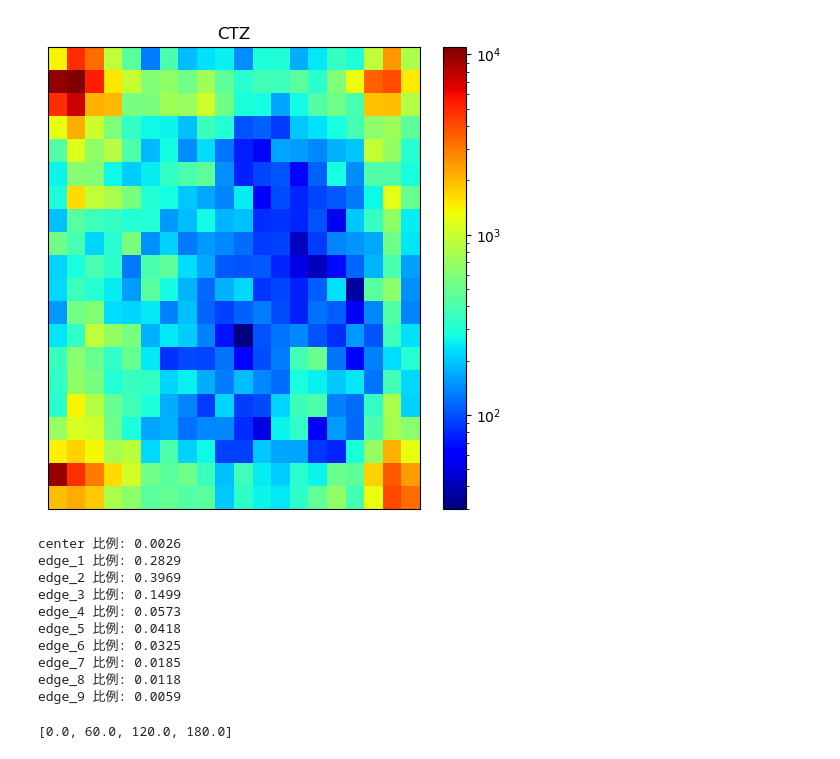
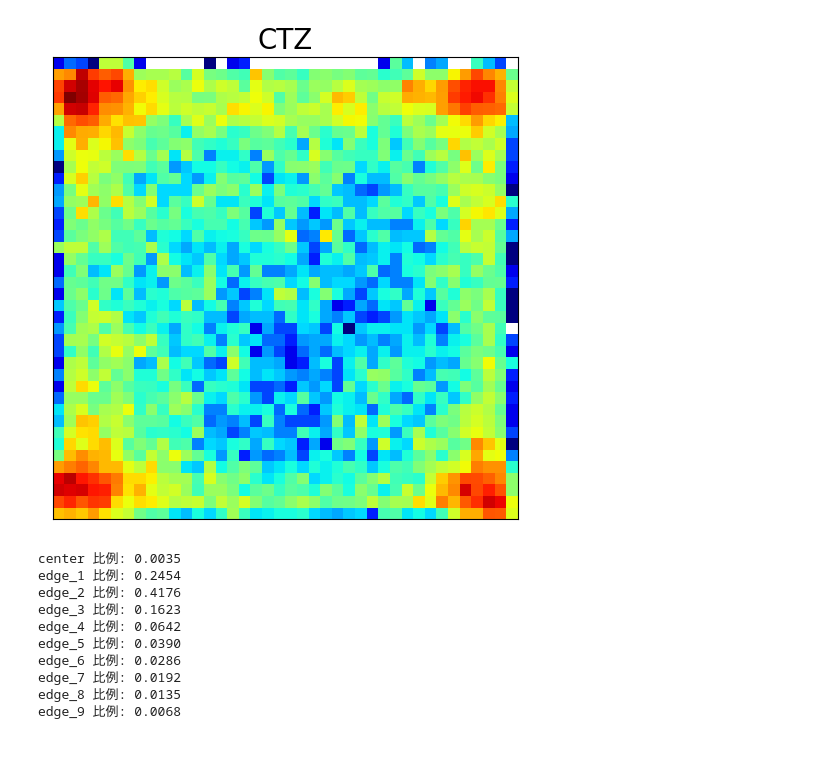
Before and after one commit to IsonaEi/behavior_analysis, a Jupyter notebook: Open_Field/open_field_behavior_calculator.ipynb, the cells around one changed output. Drawn from its saved outputs; the diff is of its cells as text; code cells hidden in the pictures.

```diff
--- a/Open_Field/open_field_behavior_calculator.ipynb
+++ b/Open_Field/open_field_behavior_calculator.ipynb
@@ -200,7 +200,7 @@ for index, data_file_dir in enumerate(data_file_paths):
     all_raw_df[index] = df
 # %%
 #data processing
-def extract_spine_data(df):
+def extract_spine_data(df, n):
     # 提取'spine2'
     spine2_columns = df.iloc[:, [13, 14, 15]]
     spine2_columns.columns = spine2_columns.iloc[2]
@@ -215,19 +215,25 @@ def extract_spine_data(df):
     spine2_columns = spine2_columns.dropna()
     spine2_columns = spine2_columns[spine2_columns['likelihood'] >= 0.9]
 
+    # 添加索引以方便downsampling
+    spine2_columns.reset_index(drop=True, inplace=True)
+
+    # Downsampling: 每筆資料至少間隔n個frame
+    downsampled_spine2_columns = spine2_columns.iloc[::n, :]
 
     # 提取'spine2'的x和y座標
-    spine2_x = spine2_columns['x']
-    spine2_y = spine2_columns['y']
+    spine2_x = downsampled_spine2_columns['x']
+    spine2_y = downsampled_spine2_columns['y']
 
     return spine2_x, spine2_y
+
 
 def CombineData(df):
     x = pd.DataFrame()
     y = pd.DataFrame()
 
     for index, df in all_raw_df.items():
-        new_x, new_y = extract_spine_data(df)
+        new_x, new_y = extract_spine_data(df, 5)
         x = pd.concat([x, new_x])
         y = pd.concat([y, new_y])
 
@@ -266,23 +272,22 @@ def PolarCoordinatesOfAngularVelocity(x, y):
 # %%
 #Spatial distribution heat map
 
 import matplotlib.pyplot as plt
 from matplotlib import colors
 import numpy as np
 
 x_np, y_np = CombineData(all_raw_df)
 
 plt.figure(figsize=(6, 6))
 
 # 創建熱圖
-plt.hist2d(x_np, y_np, bins=(20, 20), cmap=plt.cm.jet, norm=colors.LogNorm())
-plt.colorbar()
+plt.hist2d(x_np, y_np, bins=(40, 40), cmap=plt.cm.jet, norm=colors.LogNorm())
 plt.xticks([])
 plt.yticks([])
-plt.title('CTZ')
+plt.title('CTZ', fontsize=20)
 plt.show()
 # %% [output]
-[figure, old version]
+[figure, new version]
 # %%
 # 計算分布比例
 import numpy as np
@@ -319,20 +324,16 @@ ratios = {location: count / total_time for location, count in location_counts.it
 for location, ratio in ratios.items():
     print(f"{location} 比例: {ratio:.4f}")
 # %% [output]
-center 比例: 0.0026
-edge_1 比例: 0.2829
-edge_2 比例: 0.3969
-edge_3 比例: 0.1499
-edge_4 比例: 0.0573
-edge_5 比例: 0.0418
-edge_6 比例: 0.0325
-edge_7 比例: 0.0185
-edge_8 比例: 0.0118
-edge_9 比例: 0.0059
+center 比例: 0.0035
+edge_1 比例: 0.2454
+edge_2 比例: 0.4176
+edge_3 比例: 0.1623
+edge_4 比例: 0.0642
+edge_5 比例: 0.0390
+edge_6 比例: 0.0286
+edge_7 比例: 0.0192
+edge_8 比例: 0.0135
+edge_9 比例: 0.0068
-# %%
-distances
-# %% [output]
-[0.0, 60.0, 120.0, 180.0]
 # %%
 # velocity radial heat map
 import numpy as np
```
Also changed, not shown: parts of 18 cells of this notebook, 21 other files.
